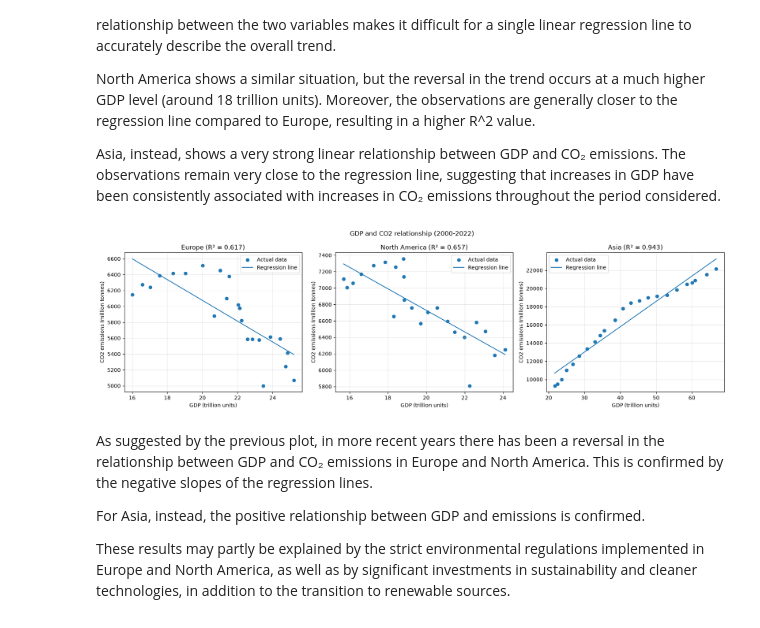
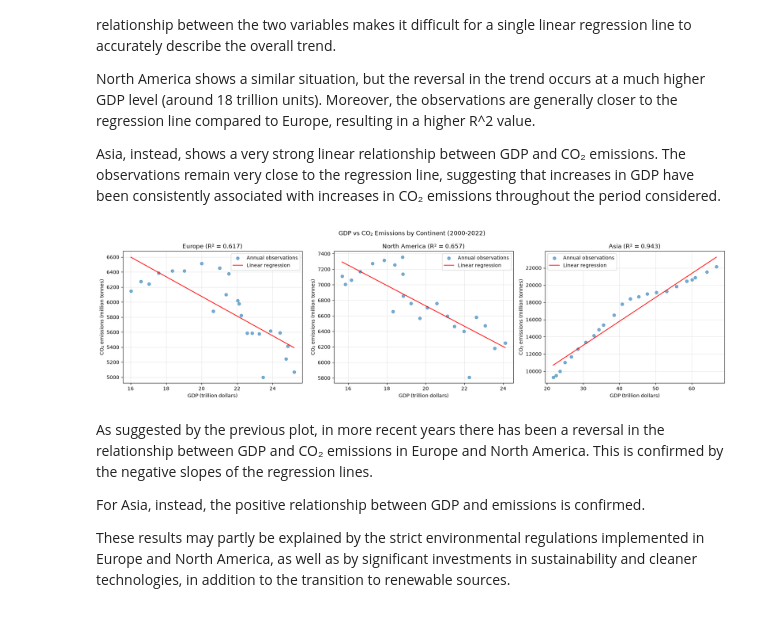
Before and after one commit to albertoalfieri13/Powering-the-Planet, a Jupyter notebook: notebooks/Powering the Planet.ipynb, the cells around one changed output. Saved outputs shown, nothing was run; the diff lists cells and outputs as text; code cells hidden in the pictures.

```diff
--- a/notebooks/Powering the Planet.ipynb
+++ b/notebooks/Powering the Planet.ipynb
@@ -795,17 +586,4 @@ df_analysis = df_gdp_co2_countries[
 # %%
-# summing the 'gdp','co2','population' values withimn each continent and year. (min_count=1) tells Pandas to return "NaN" when there are no available values
-df_continents = (
-    df_analysis
-    .groupby(['continent', 'year'], as_index=False).agg(
-        gdp=('gdp', lambda x: x.sum(min_count=1)),
-        co2=('co2', lambda x: x.sum(min_count=1)),
-        population=('population', lambda x: x.sum(min_count=1))
-    )
-)
+# Aggregate GDP, CO2 and population by continent and year
+df_continents = analysis.aggregate_continent_data(df_analysis)
-# %%
-# multiplying 'co2' by 1,000,000 because the value is expressed in millions of tonnes
-df_continents['co2_per_capita'] = (
-    df_continents['co2'] * 1_000_000 /
-    df_continents['population']
-)
 # %%
@@ -859,53 +609,22 @@ North America shows a similar situation, but the reversal in the trend occurs at
 
 Asia, instead, shows a very strong linear relationship between GDP and CO₂ emissions. The observations remain very close to the regression line, suggesting that increases in GDP have been consistently associated with increases in CO₂ emissions throughout the period considered.
 # %%
-# make the same work for the 2000-2022 period
-recent_data = df_continents[
-    (df_continents['continent'].isin(
-        ['Europe', 'North America', 'Asia']
-    )) &
-    (df_continents['year'].between(2000, 2022))
-].copy()
+# Prepare continental data for the 2000-2022 period
+recent_data = analysis.prepare_recent_continent_data(df_continents)
 
-fig, axes = plt.subplots(1, 3, figsize=(17, 5))
+# Calculate GDP-CO2 regressions by continent
+recent_regression_results = analysis.calculate_continent_regressions(
+    recent_data
+)
 
-for ax, continent in zip(
-    axes, ['Europe', 'North America', 'Asia']
-):
-
-    data = recent_data[
-        recent_data['continent'] == continent
-    ]
-
-    x = data['gdp'] / 1e12
-    y = data['co2']
-
-    slope, intercept = np.polyfit(x, y, 1)
-
-    y_pred = slope * x + intercept
-
-    r2 = np.corrcoef(x, y)[0, 1] ** 2
-
-    x_line = np.linspace(x.min(), x.max(), 100)
-
-    ax.scatter(x, y, label='Actual data')
-    ax.plot(
-        x_line,
-        slope * x_line + intercept,
-        label='Regression line'
-    )
-
-    ax.set_title(f'{continent} (R² = {r2:.3f})')
-    ax.set_xlabel('GDP (trillion units)')
-    ax.set_ylabel('CO2 emissions (million tonnes)')
-    ax.legend()
-    ax.grid(alpha=0.3)
-
-plt.suptitle('GDP and CO2 relationship (2000-2022)')
-plt.tight_layout()
-plt.show()
+# Plot continental GDP-CO2 regressions
+fig = plots.plot_continent_gdp_co2_regressions(
+    recent_regression_results,
+    ["Europe", "North America", "Asia"],
+    "2000-2022"
+)
 # %% [output]
-[figure, old version]
+[figure, new version]
 # %% [markdown]
 As suggested by the previous plot, in more recent years there has been a reversal in the relationship between GDP and CO₂ emissions in Europe and North America. This is confirmed by the negative slopes of the regression lines.
 
```
Also changed, not shown: parts of 36 cells of this notebook, 6 other files.
